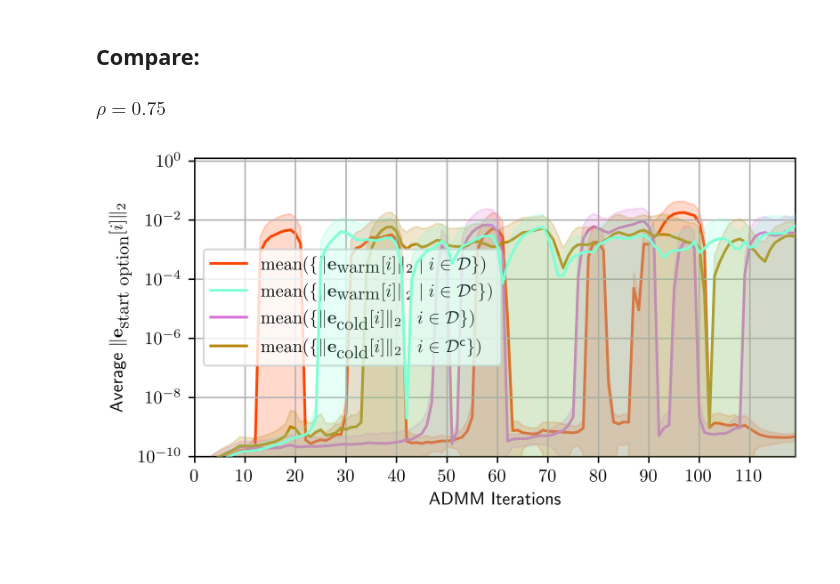
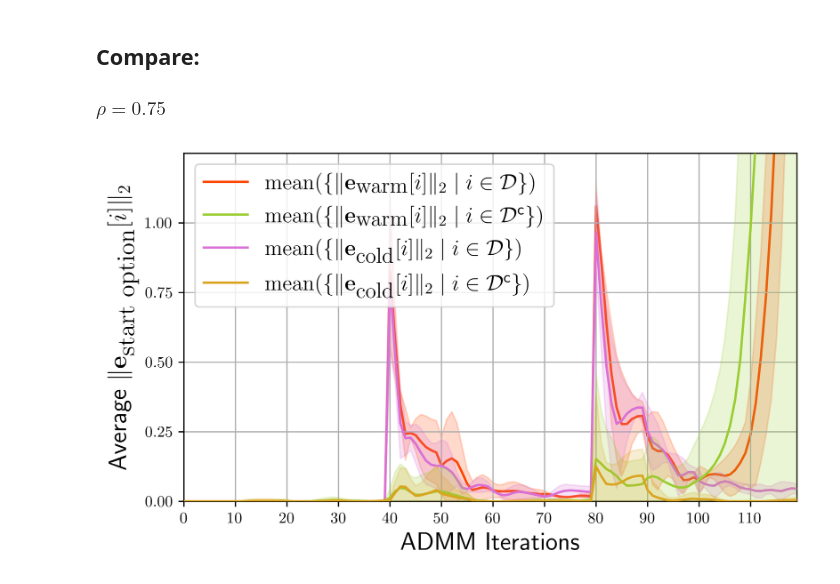
Before and after one commit to VishnuVijay56/MAS_FDIR_Implementation, a Jupyter notebook: notebook-discrete_config.ipynb, the cells around one changed output. Cells and saved outputs as stored; diff of their text form; code cells hidden in the pictures; blank space fills up the shorter version.

```diff
--- a/notebook-discrete_config.ipynb
+++ b/notebook-discrete_config.ipynb
@@ -833,7 +1194,7 @@ Average Time per Iteration: 1.3424764196077983 seconds
 # %%
 ###     Plotting            - Error Convergence
 
-save_err = False
+save_err = True
 rho = rho_opt[1]
 sigma_scale = 1
 plt.rcParams.update({
@@ -854,7 +1215,8 @@ for iter in range(n_iter):
     faulty_vals = []
     for id in range(num_agents):
 
-        if id in faulty_id:
+        if ((iter >= round(n_iter*2/3)) and (id in faulty_id2)) or\
+                ((iter >= round(n_iter*1/3)) and (iter < round(n_iter*2/3)) and (id in faulty_id1)):
             faulty_vals.append(x_norm_warm[id][iter])
         else:
             nominal_vals.append(x_norm_warm[id][iter])
@@ -865,8 +1227,12 @@ for iter in range(n_iter):
     x_norm_warm_nominal[iter, 1] = nominal_mean
     x_norm_warm_nominal[iter, 2] = nominal_mean + sigma_scale*nominal_stdev
 
-    faulty_stdev = stdev(faulty_vals)
-    faulty_mean = mean(faulty_vals)
+    if (len(faulty_vals) > 0):
+        faulty_stdev = stdev(faulty_vals)
+        faulty_mean = mean(faulty_vals)
+    else:
+        faulty_stdev = 0
+        faulty_mean = 0
     x_norm_warm_faulty[iter, 0] = faulty_mean - sigma_scale*faulty_stdev
     x_norm_warm_faulty[iter, 1] = faulty_mean
     x_norm_warm_faulty[iter, 2] = faulty_mean + sigma_scale*faulty_stdev
@@ -885,7 +1251,8 @@ for iter in range(n_iter):
     faulty_vals = []
     for id in range(num_agents):
 
-        if id in faulty_id:
+        if ((iter >= round(n_iter*2/3)) and (id in faulty_id2)) or\
+                ((iter >= round(n_iter*1/3)) and (iter < round(n_iter*2/3)) and (id in faulty_id1)):
             faulty_vals.append(x_norm_cold[id][iter])
         else:
             nominal_vals.append(x_norm_cold[id][iter])
@@ -896,15 +1263,19 @@ for iter in range(n_iter):
     x_norm_cold_nominal[iter, 1] = nominal_mean
     x_norm_cold_nominal[iter, 2] = nominal_mean + sigma_scale*nominal_stdev
 
-    faulty_stdev = stdev(faulty_vals)
-    faulty_mean = mean(faulty_vals)
+    if (len(faulty_vals) > 0):
+        faulty_stdev = stdev(faulty_vals)
+        faulty_mean = mean(faulty_vals)
+    else:
+        faulty_stdev = 0
+        faulty_mean = 0
     x_norm_cold_faulty[iter, 0] = faulty_mean - sigma_scale*faulty_stdev
     x_norm_cold_faulty[iter, 1] = faulty_mean
     x_norm_cold_faulty[iter, 2] = faulty_mean + sigma_scale*faulty_stdev
 
 
 # Create Figure
-fig_err1 = plt.figure(dpi=500, figsize=(6,3))
+fig_err1 = plt.figure(dpi=500, figsize=(7,4))
 ax_err1 = fig_err1.add_subplot()
 lines = [None] * 4
 areas = [None] * 4
@@ -917,45 +1288,49 @@ lines[0] = ax_err1.plot(np.arange(n_iter), x_norm_warm_faulty[:, 1],
                        c='orangered', zorder=1,
                        label=r'$\textnormal{mean}( \{ \| \mathbf{e}_\textnormal{warm}[i] \|_2 \mid i \in \mathcal{D} \} )$')
 
 # Warm Start, Nominal
 ax_err1.fill_between(np.arange(n_iter), x_norm_warm_nominal[:, 0], x_norm_warm_nominal[:, 2],
-                    alpha=0.2, color='aquamarine', zorder=7)
+                    alpha=0.2, color='yellowgreen', zorder=5)
 lines[1] = ax_err1.plot(np.arange(n_iter), x_norm_warm_nominal[:, 1],
-                       c='aquamarine', zorder=6,
+                       c='yellowgreen', zorder=4,
                        label=r'$\textnormal{mean}( \{ \| \mathbf{e}_\textnormal{warm}[i] \|_2 \mid i \in \mathcal{D}^\mathsf{c} \} )$')
 
 # Cold Start, Faulty
 ax_err1.fill_between(np.arange(n_iter), x_norm_cold_faulty[:, 0], x_norm_cold_faulty[:, 2],
                     alpha=0.2, color='orchid', zorder=2)
 lines[2] = ax_err1.plot(np.arange(n_iter), x_norm_cold_faulty[:, 1],
                        c='orchid', zorder=3,
                        label=r'$\textnormal{mean}( \{ \| \mathbf{e}_\textnormal{cold}[i] \|_2 \mid i \in \mathcal{D} \} )$')
 
 # Cold Start, Nominal
 ax_err1.fill_between(np.arange(n_iter), x_norm_cold_nominal[:, 0], x_norm_cold_nominal[:, 2],
-                    alpha=0.2, color='darkgoldenrod', zorder=4)
+                    alpha=0.2, color='goldenrod', zorder=7)
 lines[3] = ax_err1.plot(np.arange(n_iter), x_norm_cold_nominal[:, 1],
-                       c='darkgoldenrod', zorder=5,
+                       c='goldenrod', zorder=6,
                        label=r'$\textnormal{mean}( \{ \| \mathbf{e}_\textnormal{cold}[i] \|_2 \mid i \in \mathcal{D}^\mathsf{c} \} )$')
 
 
 # Figure Settings
-ax_err1.set_xlabel(r'ADMM Iterations')
-ax_err1.set_ylabel(r'Average $\| \mathbf{e}_\textnormal{start option}[i] \|_2 $')
-# ax_err1.set_ylabel(r'$ \| \mathbf{x}[i] - ( \mathbf{x}^* [i] + \hat{\mathbf{x}}[i]) \| $')
-ax_err1.set_ylim((1e-10, 1.25))
+ax_err1.set_xlabel(r'ADMM Iterations', fontsize=16)
+ax_err1.set_ylabel(r'Average $\| \mathbf{e}_\textnormal{start option}[i] \|_2 $', fontsize=16)
+# ax_err1.set_ylim((1e-10, 1.25))
+# ax_err1.set_yscale('log')
+ax_err1.set_ylim((0, 1.25))
 ax_err1.set_xlim((0, (n_iter - 1)))
 ax_err1.set_xticks(ticks=np.arange(0, n_iter, n_admm))
-# ax_err1.set_yticks(ticks=np.arange(0, 1.25, 0.25))
-ax_err1.set_yscale('log')
-ax_err1.legend()
+ax_err1.set_yticks(ticks=np.arange(0, 1.25, 0.25))
+ax_err1.legend(fontsize=14)
 ax_err1.grid(True)
 
-
 # Save Figure
-dt_string = datetime.now().strftime("%Y-%m-%d_%H-%M-%S")
-fname_err = "final_fig/discrete/low/compare_err_conv-low_noise-" + dt_string + ".svg"
+dt_string = datetime.now().strftime("%Y_%m_%d-%H_%M_%S")
+fname_err = "final_fig/discrete/high/compare_err_conv-high_rho-" + dt_string + ".svg"
 if save_err:
     plt.savefig(fname_err, dpi=500)
+
+# Save Data
+fname_err = "data/single_discrete/compare_err_conv-high_rho-" + dt_string
+np.savez(fname_err, x_norm_warm_faulty=x_norm_warm_faulty, x_norm_warm_nominal=x_norm_warm_nominal,
+                    x_norm_cold_faulty=x_norm_cold_faulty, x_norm_cold_nominal=x_norm_cold_nominal)
 # %% [output]
-[figure, old version]
+[figure, new version]
```
Also changed, not shown: parts of 10 cells of this notebook, 8 other files.
